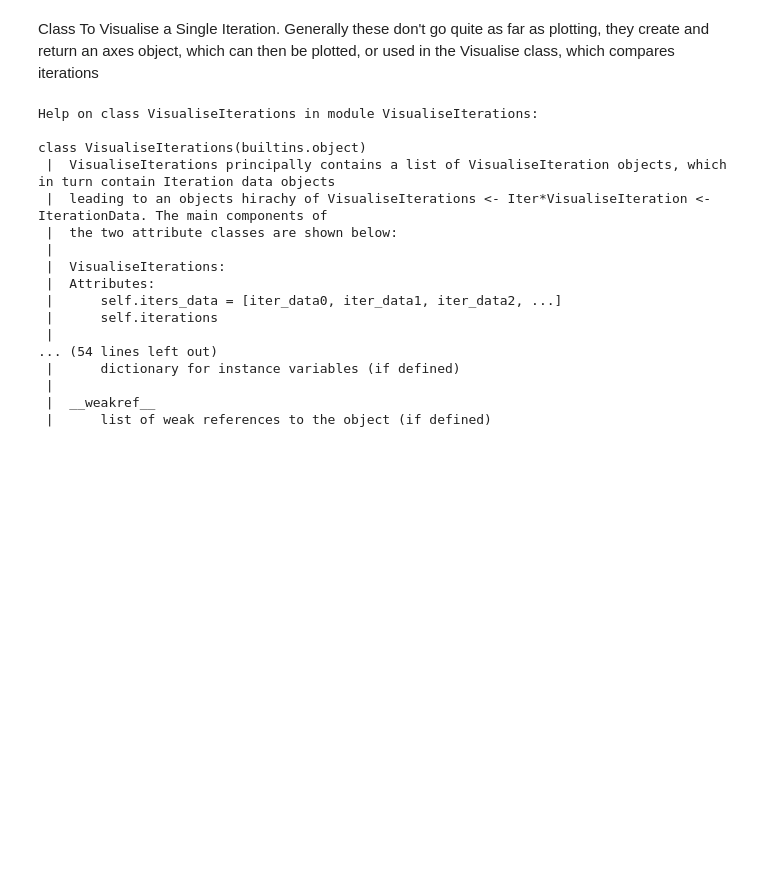
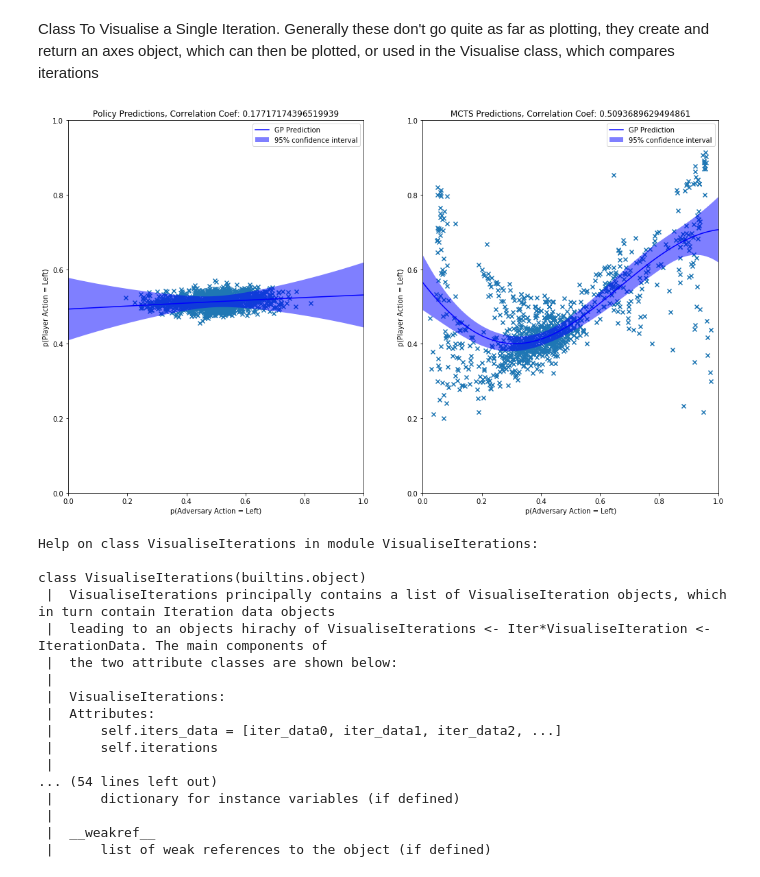
Before and after one commit to alexdarch/Project, a Jupyter notebook: ResultsAndTesting/AdversaryResultsVisualisation.ipynb, the cells around one changed output. Drawn from its saved outputs; the diff is of its cells as text; code cells hidden in the pictures; blank space fills up the shorter version.

```diff
--- a/ResultsAndTesting/AdversaryResultsVisualisation.ipynb
+++ b/ResultsAndTesting/AdversaryResultsVisualisation.ipynb
@@ -30,10 +285,14 @@ from VisualiseIteration import VisualiseIteration
 # %%
 folder = os.path.join('..\Cartpole', 'Data\\')
-# iter_vis = VisualiseIteration(folder, 1)
+iter_vis = VisualiseIteration(folder, 2)
 # iter_vis.add_axis_valuevsstep(None, colour = 'blue', axes=None)
 # iter_vis.add_axis_actionvsstep(None, agent='both', colour = 'blue', axes=None)
 # iter_vis.get_episode_value_stats()
 # iter_vis.plot_observations_histogram(normalised=True)
+# %%
+iter_vis.get_action_correlations(plot_scatter=True)
+# %% [output]
+[figure, added]
 # %%
 from VisualiseIterations import VisualiseIterations
 help(VisualiseIterations)
```
Also changed, not shown: parts of 10 cells of this notebook, 9 other files.
